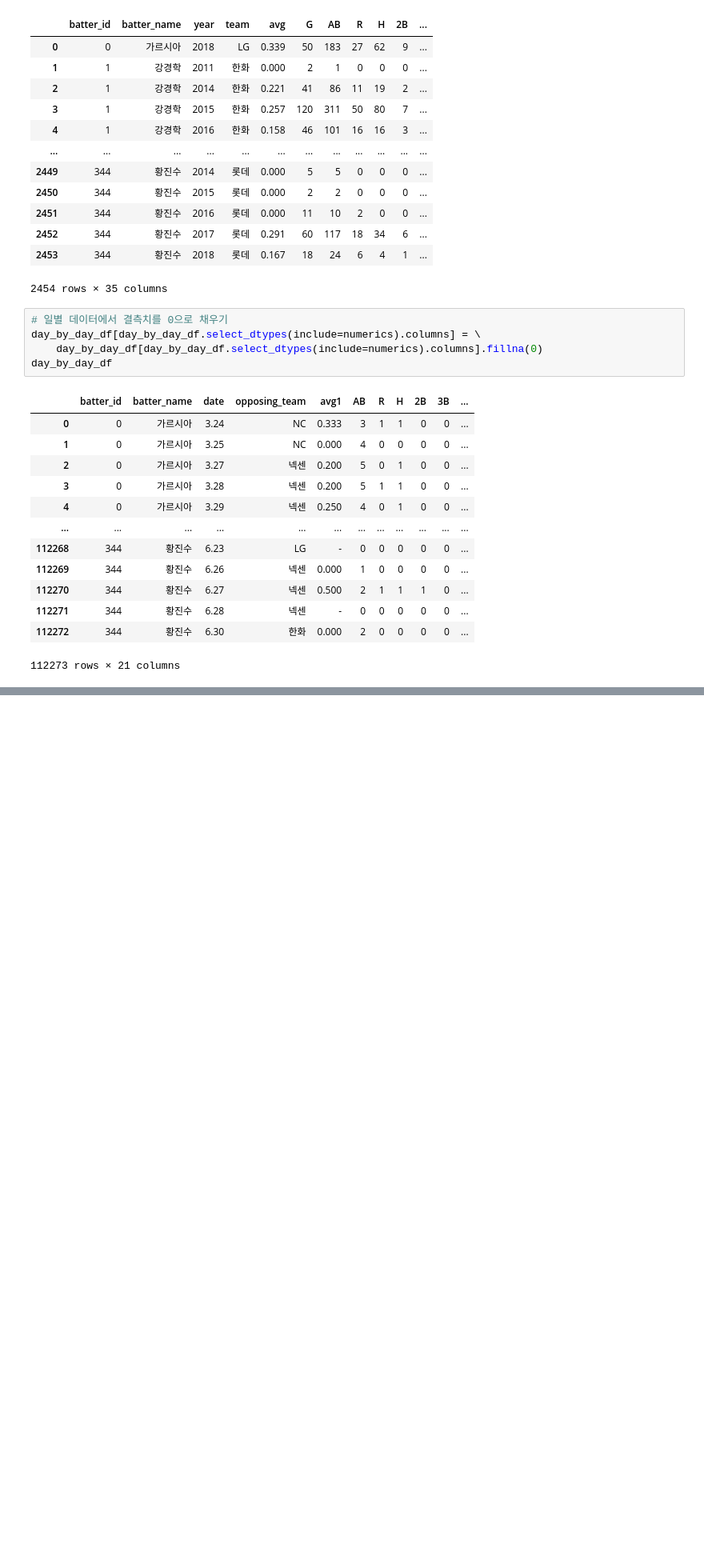
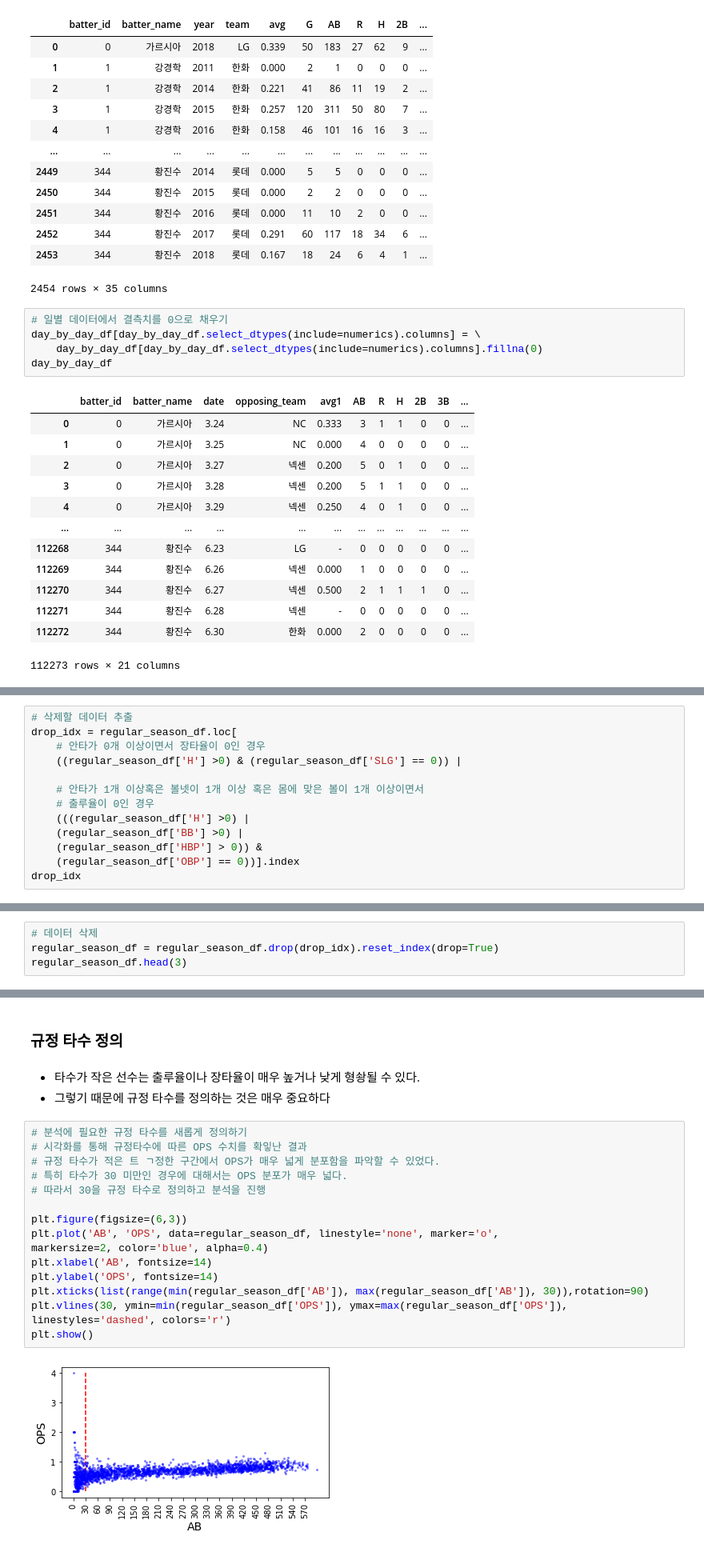
Before and after one commit to studyfirston/Deep_learning, a Jupyter notebook: dacon/kbo_prediction/batter_OPS_prediction.ipynb, the cells around one changed output, grey strips where cells are left out. Shown at 80% size. Saved outputs shown, nothing was run; the diff lists cells and outputs as text; blank space fills up the shorter version.

```diff
--- a/dacon/kbo_prediction/batter_OPS_prediction.ipynb
+++ b/dacon/kbo_prediction/batter_OPS_prediction.ipynb
@@ -663,0 +698,13 @@ day_by_day_df
+# %%
+# 삭제할 데이터 추출
+drop_idx = regular_season_df.loc[
+    # 안타가 0개 이상이면서 장타율이 0인 경우
+    ((regular_season_df['H'] >0) & (regular_season_df['SLG'] == 0)) |
+
+    # 안타가 1개 이상혹은 볼넷이 1개 이상 혹은 몸에 맞은 볼이 1개 이상이면서
+    # 출루율이 0인 경우
+    (((regular_season_df['H'] >0) |
+    (regular_season_df['BB'] >0) |
+    (regular_season_df['HBP'] > 0)) &
+    (regular_season_df['OBP'] == 0))].index
+drop_idx
@@ -663,0 +713,4 @@ day_by_day_df
+# %%
+# 데이터 삭제
+regular_season_df = regular_season_df.drop(drop_idx).reset_index(drop=True)
+regular_season_df.head(3)
@@ -663,0 +723,22 @@ day_by_day_df
+# %% [markdown]
+### 규정 타수 정의
+# %% [markdown]
+- 타수가 작은 선수는 출루율이나 장타율이 매우 높거나 낮게 형솽될 수 있다.
+- 그렇기 때문에 규정 타수를 정의하는 것은 매우 중요하다
+# %%
+# 분석에 필요한 규정 타수를 새롭게 정의하기
+# 시각화를 통해 규정타수에 따른 OPS 수치를 확잏난 결과
+# 규정 타수가 적은 트 ㄱ정한 구간에서 OPS가 매우 넓게 분포함을 파악할 수 있었다.
+# 특히 타수가 30 미만인 경우에 대해서는 OPS 분포가 매우 넓다.
+# 따라서 30을 규정 타수로 정의하고 분석을 진행
+
+plt.figure(figsize=(6,3))
+plt.plot('AB', 'OPS', data=regular_season_df, linestyle='none', marker='o',
+markersize=2, color='blue', alpha=0.4)
+plt.xlabel('AB', fontsize=14)
+plt.ylabel('OPS', fontsize=14)
+plt.xticks(list(range(min(regular_season_df['AB']), max(regular_season_df['AB']), 30)),rotation=90)
+plt.vlines(30, ymin=min(regular_season_df['OPS']), ymax=max(regular_season_df['OPS']), linestyles='dashed', colors='r')
+plt.show()
+# %% [output]
+[figure, added]
```
Also changed, not shown: parts of 86 cells of this notebook.
